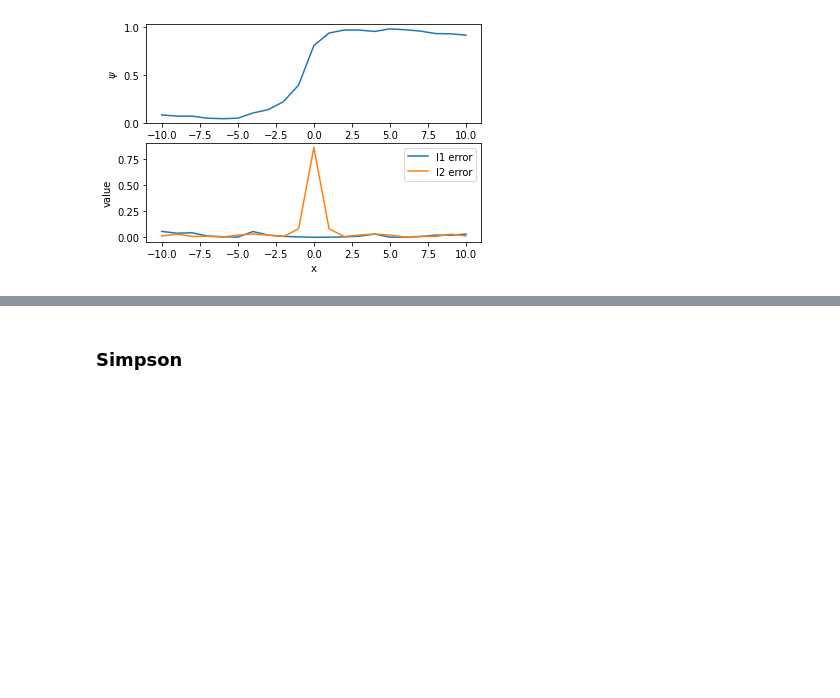
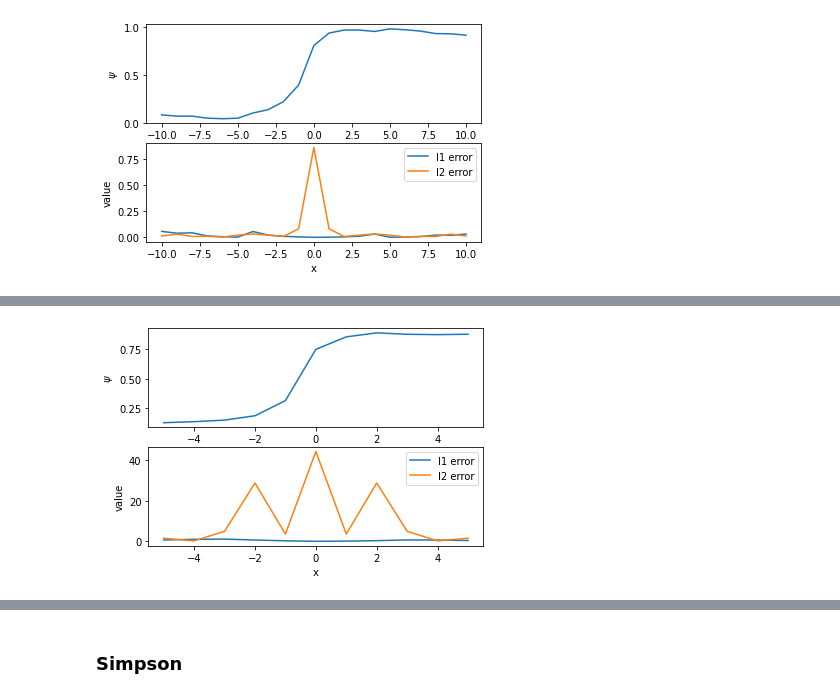
Before and after one commit to VijayStroup/ns-quadrature, a Jupyter notebook: nerve_quadrature.ipynb, the cells around one changed output, grey strips where cells are left out. Saved outputs shown, nothing was run; the diff lists cells and outputs as text; code cells hidden in the pictures; blank space fills up the shorter version.

```diff
--- a/nerve_quadrature.ipynb
+++ b/nerve_quadrature.ipynb
@@ -599,0 +582,4 @@ let this go on for longer, we should see it fluctuate like that.
+# %%
+plot_results(trapdf)
+# %% [output]
+[figure, added]
```
Also changed, not shown: parts of 23 cells of this notebook.
